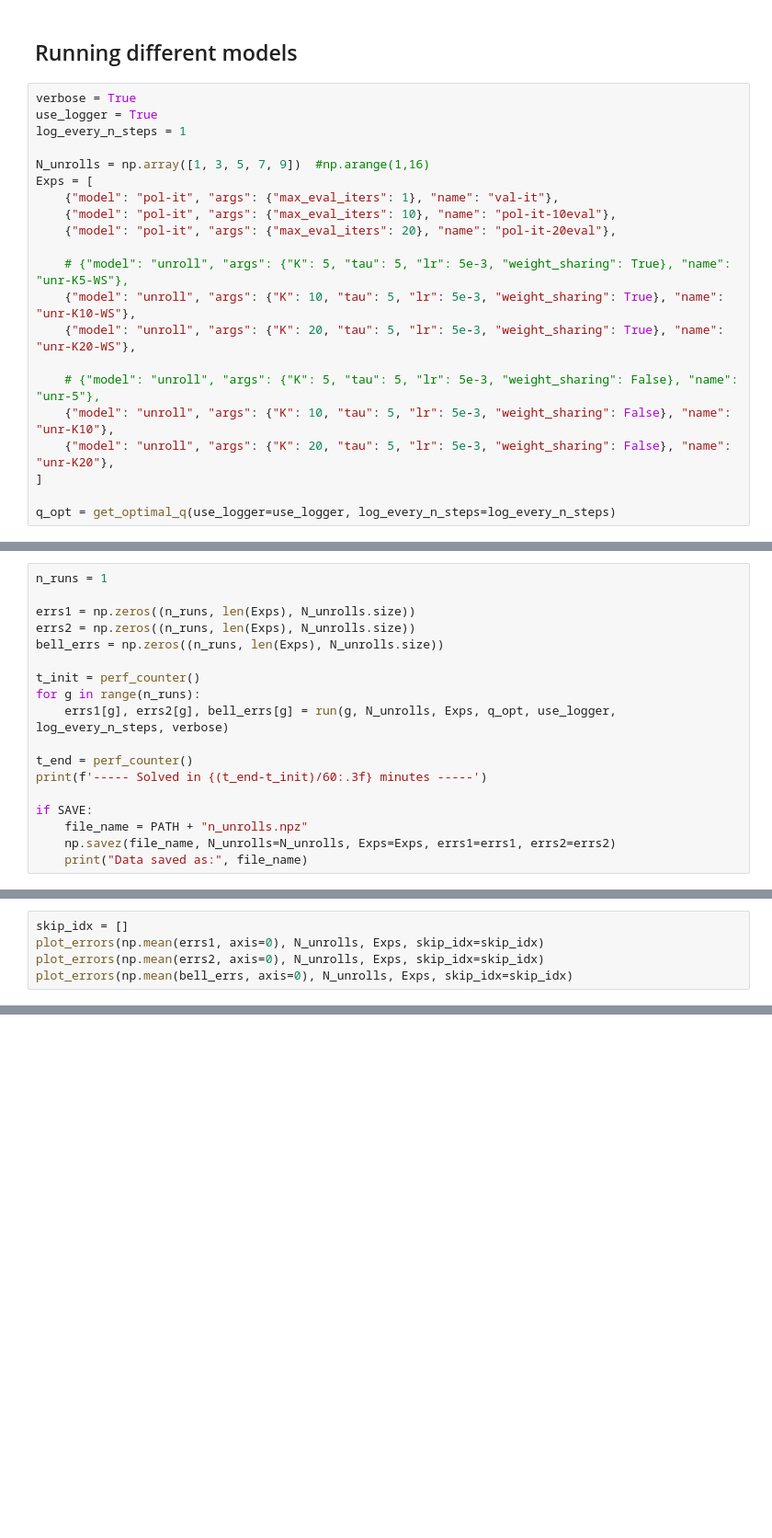
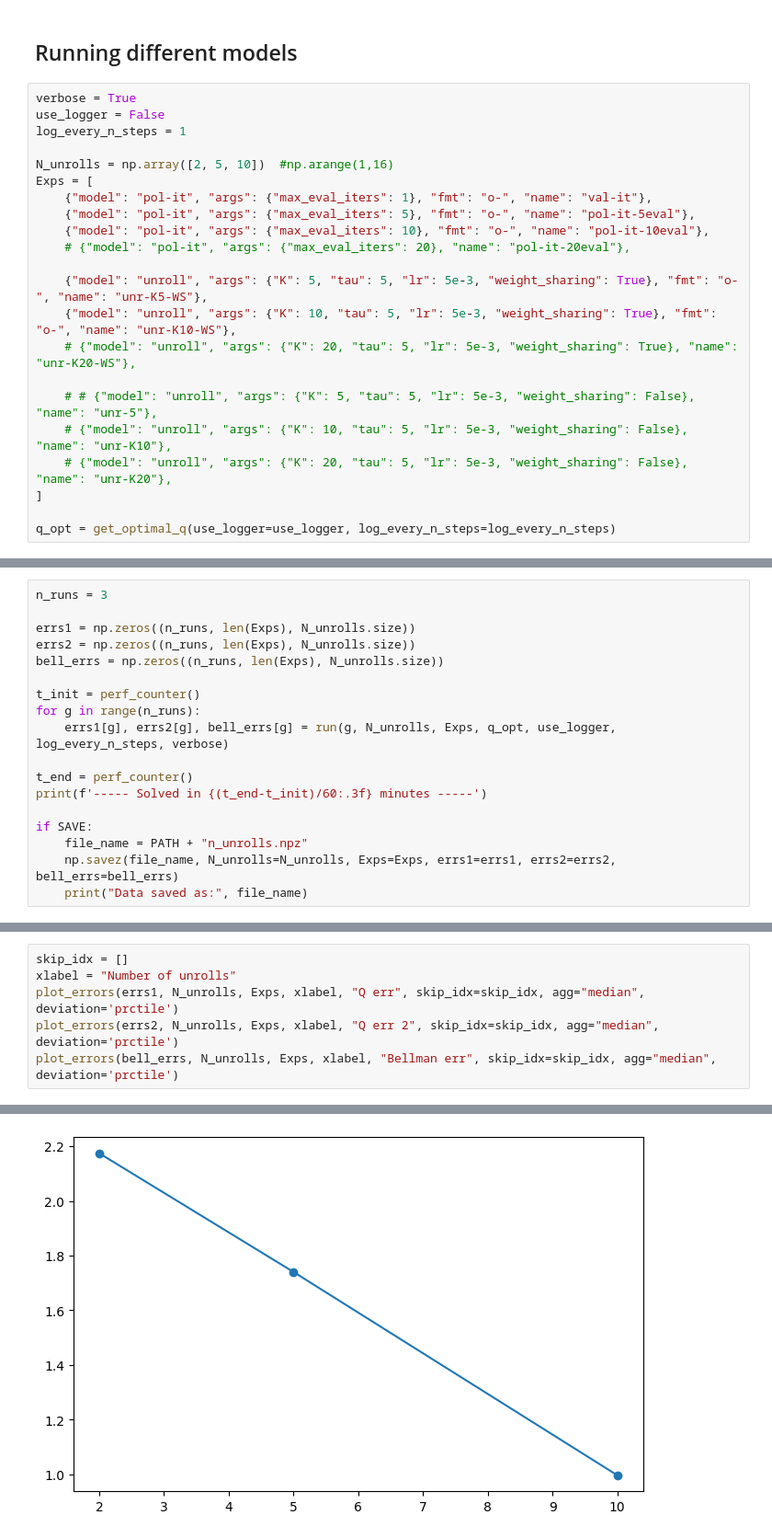
Before and after one commit to sergiorozada12/rl-unrolling, a Jupyter notebook: influence_unroll.ipynb, the cells around one changed output, grey strips where cells are left out. Shown at 92% size. Cells and saved outputs as stored; diff of their text form; blank space fills up the shorter version.

```diff
--- a/influence_unroll.ipynb
+++ b/influence_unroll.ipynb
@@ -104,22 +67,23 @@ def run(g, N_unrolls, Exps, q_opt, use_logger=True, log_every_n_steps=1, verbose
 ## Running different models
 # %%
 verbose = True
-use_logger = True
+use_logger = False
 log_every_n_steps = 1
 
-N_unrolls = np.array([1, 3, 5, 7, 9])  #np.arange(1,16)
+N_unrolls = np.array([2, 5, 10])  #np.arange(1,16)
 Exps = [
-    {"model": "pol-it", "args": {"max_eval_iters": 1}, "name": "val-it"},
-    {"model": "pol-it", "args": {"max_eval_iters": 10}, "name": "pol-it-10eval"},
-    {"model": "pol-it", "args": {"max_eval_iters": 20}, "name": "pol-it-20eval"},
+    {"model": "pol-it", "args": {"max_eval_iters": 1}, "fmt": "o-", "name": "val-it"},
+    {"model": "pol-it", "args": {"max_eval_iters": 5}, "fmt": "o-", "name": "pol-it-5eval"},
+    {"model": "pol-it", "args": {"max_eval_iters": 10}, "fmt": "o-", "name": "pol-it-10eval"},
+    # {"model": "pol-it", "args": {"max_eval_iters": 20}, "name": "pol-it-20eval"},
 
-    # {"model": "unroll", "args": {"K": 5, "tau": 5, "lr": 5e-3, "weight_sharing": True}, "name": "unr-K5-WS"},
-    {"model": "unroll", "args": {"K": 10, "tau": 5, "lr": 5e-3, "weight_sharing": True}, "name": "unr-K10-WS"},
-    {"model": "unroll", "args": {"K": 20, "tau": 5, "lr": 5e-3, "weight_sharing": True}, "name": "unr-K20-WS"},
+    {"model": "unroll", "args": {"K": 5, "tau": 5, "lr": 5e-3, "weight_sharing": True}, "fmt": "o-", "name": "unr-K5-WS"},
+    {"model": "unroll", "args": {"K": 10, "tau": 5, "lr": 5e-3, "weight_sharing": True}, "fmt": "o-", "name": "unr-K10-WS"},
+    # {"model": "unroll", "args": {"K": 20, "tau": 5, "lr": 5e-3, "weight_sharing": True}, "name": "unr-K20-WS"},
 
-    # {"model": "unroll", "args": {"K": 5, "tau": 5, "lr": 5e-3, "weight_sharing": False}, "name": "unr-5"},
-    {"model": "unroll", "args": {"K": 10, "tau": 5, "lr": 5e-3, "weight_sharing": False}, "name": "unr-K10"},
-    {"model": "unroll", "args": {"K": 20, "tau": 5, "lr": 5e-3, "weight_sharing": False}, "name": "unr-K20"},
+    # # {"model": "unroll", "args": {"K": 5, "tau": 5, "lr": 5e-3, "weight_sharing": False}, "name": "unr-5"},
+    # {"model": "unroll", "args": {"K": 10, "tau": 5, "lr": 5e-3, "weight_sharing": False}, "name": "unr-K10"},
+    # {"model": "unroll", "args": {"K": 20, "tau": 5, "lr": 5e-3, "weight_sharing": False}, "name": "unr-K20"},
 ]
 
 q_opt = get_optimal_q(use_logger=use_logger, log_every_n_steps=log_every_n_steps)
@@ -156,5 +111,5 @@ Run history:
 # %%
-n_runs = 1
+n_runs = 3
 
 errs1 = np.zeros((n_runs, len(Exps), N_unrolls.size))
 errs2 = np.zeros((n_runs, len(Exps), N_unrolls.size))
@@ -169,7 +124,7 @@ print(f'----- Solved in {(t_end-t_init)/60:.3f} minutes -----')
 
 if SAVE:
     file_name = PATH + "n_unrolls.npz"
-    np.savez(file_name, N_unrolls=N_unrolls, Exps=Exps, errs1=errs1, errs2=errs2)
+    np.savez(file_name, N_unrolls=N_unrolls, Exps=Exps, errs1=errs1, errs2=errs2, bell_errs=bell_errs)
     print("Data saved as:", file_name)
 # %% [output]
 💡 Tip: For seamless cloud uploads and versioning, try installing [litmodels](https://pypi.org/project/litmodels/) to enable LitModelCheckpoint, which syncs automatically with the Lightning model regis ...
@@ -214,5 +263,7 @@ Run history:
 # %%
 skip_idx = []
-plot_errors(np.mean(errs1, axis=0), N_unrolls, Exps, skip_idx=skip_idx)
-plot_errors(np.mean(errs2, axis=0), N_unrolls, Exps, skip_idx=skip_idx)
-plot_errors(np.mean(bell_errs, axis=0), N_unrolls, Exps, skip_idx=skip_idx)
+xlabel = "Number of unrolls"
+plot_errors(errs1, N_unrolls, Exps, xlabel, "Q err", skip_idx=skip_idx, agg="median", deviation='prctile')
+plot_errors(errs2, N_unrolls, Exps, xlabel, "Q err 2", skip_idx=skip_idx, agg="median", deviation='prctile')
+plot_errors(bell_errs, N_unrolls, Exps, xlabel, "Bellman err", skip_idx=skip_idx, agg="median", deviation='prctile')
+# %% [output]
@@ -218,0 +271 @@ plot_errors(np.mean(bell_errs, axis=0), N_unrolls, Exps, skip_idx=skip_idx)
+[figure, added]
```
Also changed, not shown: parts of 7 cells of this notebook, 3 other files.
